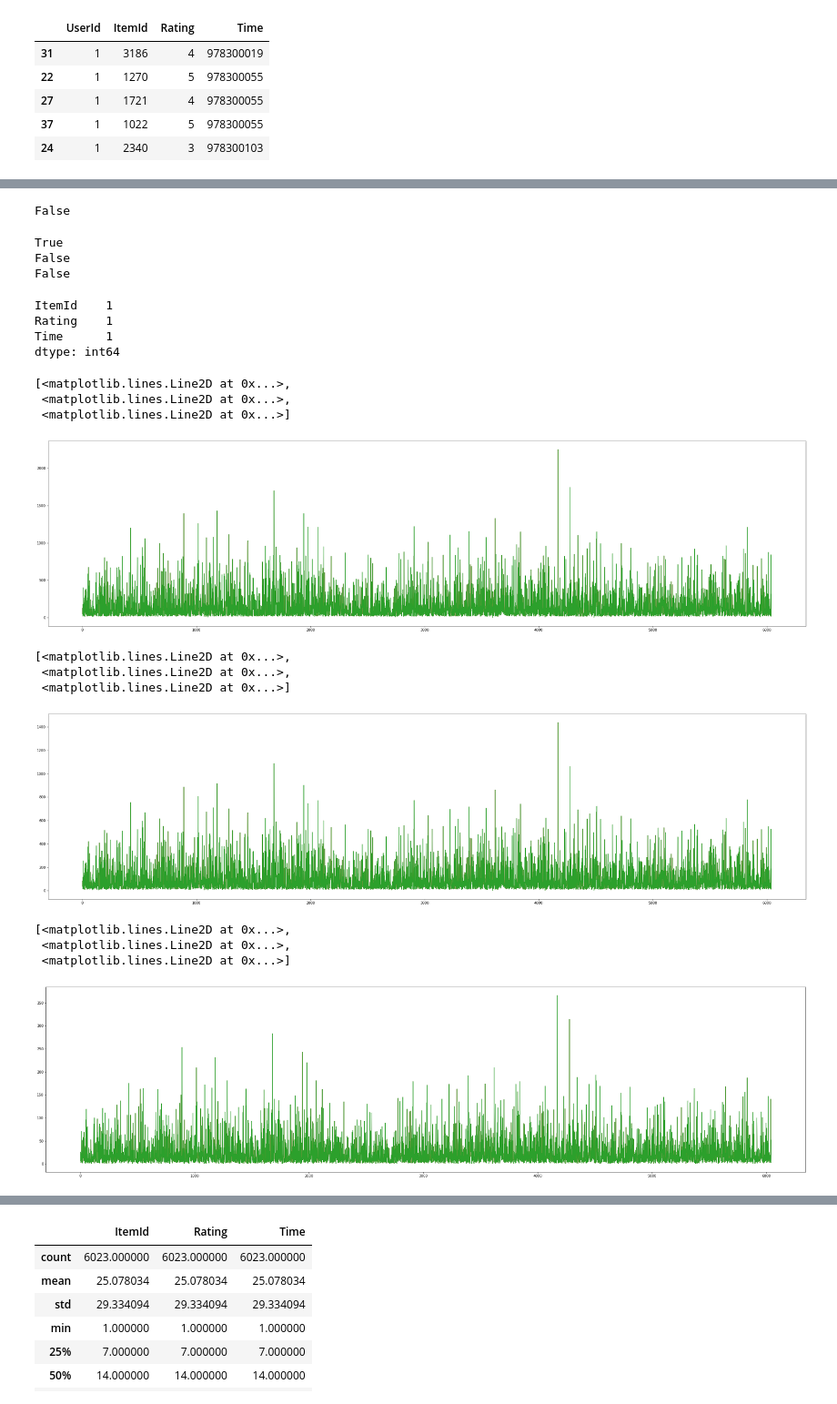
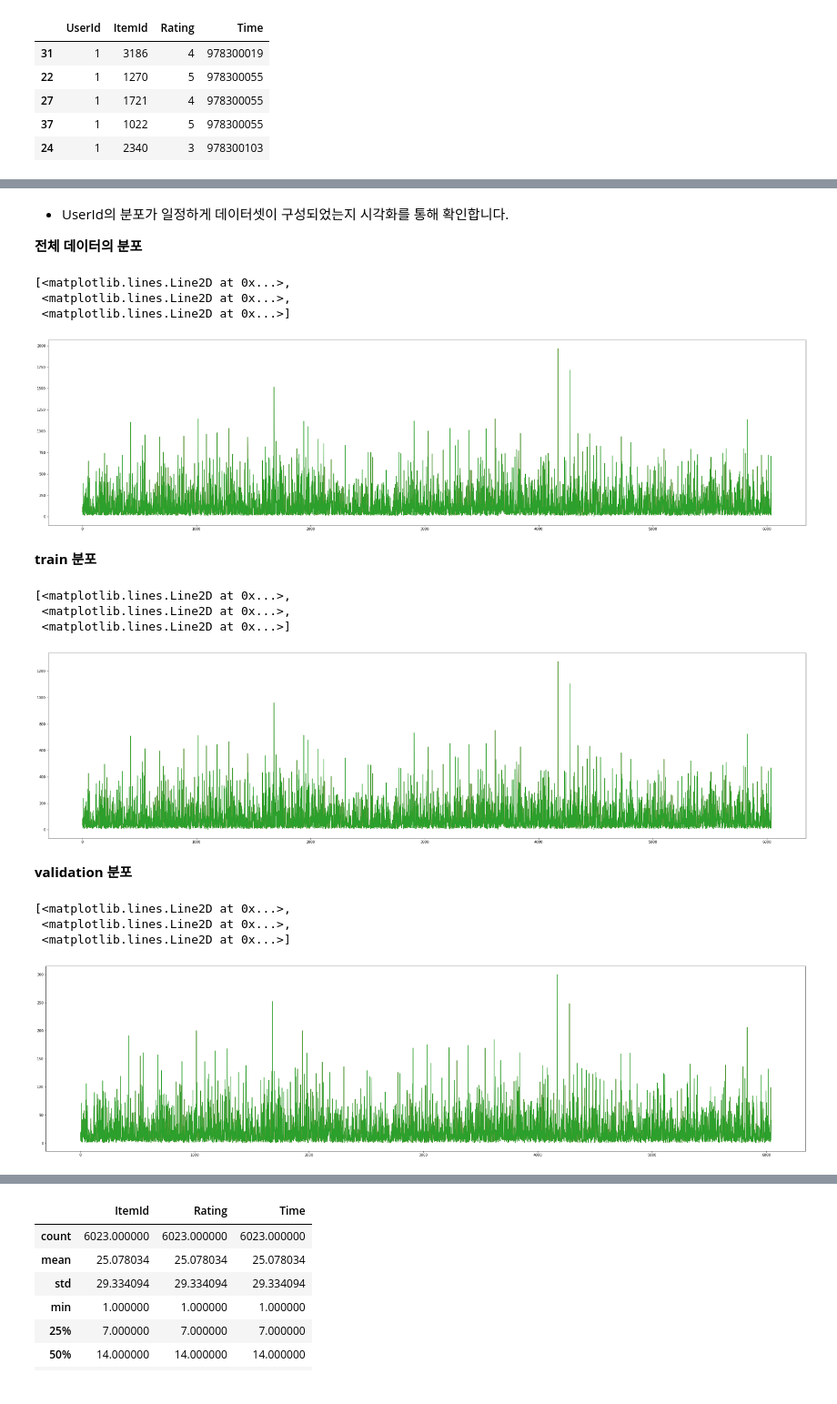
Before and after one commit to miinkang/AI_Project_AIFFEL, a Jupyter notebook: [E-17]Movielens_SBR.ipynb, the cells around one changed output, grey strips where cells are left out. Shown: that part at 91% size. Cells and saved outputs as stored; diff of their text form; code cells hidden in the pictures.

```diff
--- a/[E-17]Movielens_SBR.ipynb
+++ b/[E-17]Movielens_SBR.ipynb
@@ -54,7 +59,7 @@ def load_data(data_path: Path, nrows=None):
     return data
 
 data = load_data(train_path, None)
-# data.sort_values(['UserId', 'Time'], inplace=True)  # data를 id와 시간 순서로 정렬해줍니다.
+data.sort_values(['UserId', 'Time'], inplace=True)  # data를 id와 시간 순서로 정렬해줍니다.
 data
 # %% [output]
 |  | UserId | ItemId | Rating | Time |
@@ -213,4 +226,4 @@ data[data['Rating']>1]
 # %%
-data = data[data['Rating']>1]
+data = data[data['Rating']>=3]
 len(data)
 # %% [output]
@@ -268,12 +264,0 @@ print(len(train), len(valid), len(test))
-# %%
-data.UserId.nunique() == train.UserId.nunique() == valid.UserId.nunique() == test.UserId.nunique()
-# %% [output]
-False
-# %%
-print(data.UserId.nunique() == train.UserId.nunique())
-print(data.UserId.nunique() == valid.UserId.nunique())
-print(data.UserId.nunique() == test.UserId.nunique())
-# %% [output]
-True
-False
-False
@@ -282,10 +265,7 @@ result = train[:-1].groupby('UserId').count().describe()
-# %%
-train[:-1].groupby('UserId').count().min()
-# %% [output]
-ItemId    1
-Rating    1
-Time      1
-dtype: int64
+# %% [markdown]
+- UserId의 분포가 일정하게 데이터셋이 구성되었는지 시각화를 통해 확인합니다.
+
+**전체 데이터의 분포**
 # %%
 plt.figure(figsize=[40, 10])
 plt.plot(data.groupby('UserId').count())
@@ -293,20 +273,24 @@ plt.plot(data.groupby('UserId').count())
 [<matplotlib.lines.Line2D at 0x...>,
  <matplotlib.lines.Line2D at 0x...>,
  <matplotlib.lines.Line2D at 0x...>]
-[figure, old version]
+[figure, new version]
+# %% [markdown]
+**train 분포**
 # %%
 plt.figure(figsize=[40, 10])
-plt.plot(train[:-1].groupby('UserId').count())
+plt.plot(train.groupby('UserId').count())
 # %% [output]
 [<matplotlib.lines.Line2D at 0x...>,
  <matplotlib.lines.Line2D at 0x...>,
  <matplotlib.lines.Line2D at 0x...>]
-[figure, old version]
+[figure, new version]
+# %% [markdown]
+**validation 분포**
 # %%
 plt.figure(figsize=[40, 10])
-plt.plot(valid[:-1].groupby('UserId').count())
+plt.plot(valid.groupby('UserId').count())
 # %% [output]
 [<matplotlib.lines.Line2D at 0x...>,
  <matplotlib.lines.Line2D at 0x...>,
  <matplotlib.lines.Line2D at 0x...>]
-[figure, old version]
+[figure, new version]
```
Also changed, not shown: parts of 21 cells of this notebook.
